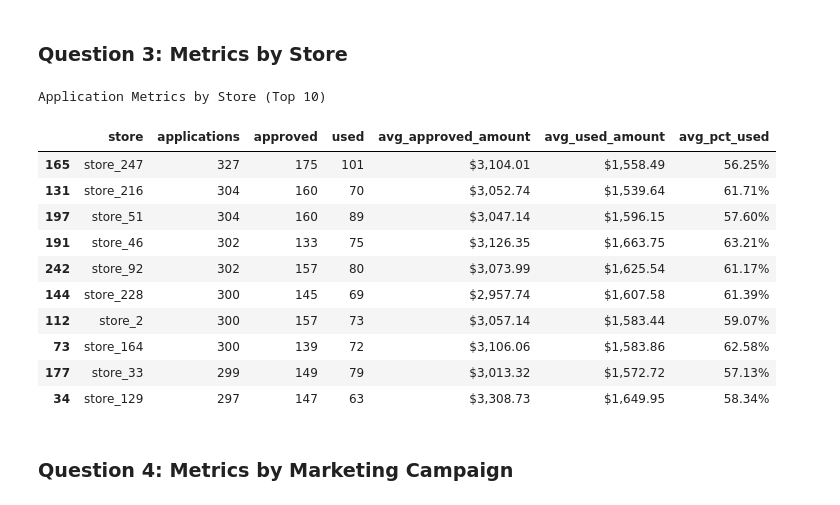
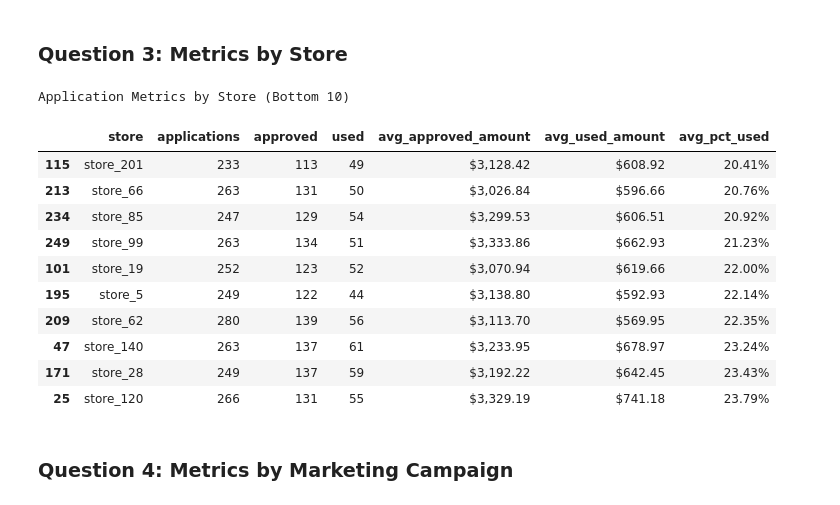
Before and after one commit to Cooltie1/SnapFinanceAssessment, a Jupyter notebook: Presentation.ipynb, the cells around one changed output. Drawn from its saved outputs; the diff is of its cells as text; code cells hidden in the pictures.

```diff
--- a/Presentation.ipynb
+++ b/Presentation.ipynb
@@ -93,44 +93,44 @@ fig
 # %%
 appsCopy = apps.copy()
 storesCopy = stores.copy()
 
 combinedTable = appsCopy.merge(
     storesCopy,
     on="store",
     how="inner"
 )
 
 metricsTable = app_metrics_by_store(combinedTable)
 metricsTable = metricsTable.sort_values(
-    by="applications",
-    ascending=False
+    by="avg_pct_used",
+    ascending=True
 )
 metricsTable = (
     metricsTable
         .head(10)
         .style
-        .set_caption("Application Metrics by Store (Top 10)")
+        .set_caption("Application Metrics by Store (Bottom 10)")
         .format({
             "avg_pct_used": "{:.2%}",
             "avg_approved_amount": "${:,.2f}",
             "avg_used_amount": "${:,.2f}"
         })
 
 )
 metricsTable
 # %% [output]
-Application Metrics by Store (Top 10)
+Application Metrics by Store (Bottom 10)
 |  | store | applications | approved | used | avg_approved_amount | avg_used_amount | avg_pct_used |
-| 165 | store_247 | 327 | 175 | 101 | $3,104.01 | $1,558.49 | 56.25% |
-| 131 | store_216 | 304 | 160 | 70 | $3,052.74 | $1,539.64 | 61.71% |
-| 197 | store_51 | 304 | 160 | 89 | $3,047.14 | $1,596.15 | 57.60% |
-| 191 | store_46 | 302 | 133 | 75 | $3,126.35 | $1,663.75 | 63.21% |
-| 242 | store_92 | 302 | 157 | 80 | $3,073.99 | $1,625.54 | 61.17% |
-| 144 | store_228 | 300 | 145 | 69 | $2,957.74 | $1,607.58 | 61.39% |
-| 112 | store_2 | 300 | 157 | 73 | $3,057.14 | $1,583.44 | 59.07% |
-| 73 | store_164 | 300 | 139 | 72 | $3,106.06 | $1,583.86 | 62.58% |
-| 177 | store_33 | 299 | 149 | 79 | $3,013.32 | $1,572.72 | 57.13% |
-| 34 | store_129 | 297 | 147 | 63 | $3,308.73 | $1,649.95 | 58.34% |
+| 115 | store_201 | 233 | 113 | 49 | $3,128.42 | $608.92 | 20.41% |
+| 213 | store_66 | 263 | 131 | 50 | $3,026.84 | $596.66 | 20.76% |
+| 234 | store_85 | 247 | 129 | 54 | $3,299.53 | $606.51 | 20.92% |
+| 249 | store_99 | 263 | 134 | 51 | $3,333.86 | $662.93 | 21.23% |
+| 101 | store_19 | 252 | 123 | 52 | $3,070.94 | $619.66 | 22.00% |
+| 195 | store_5 | 249 | 122 | 44 | $3,138.80 | $592.93 | 22.14% |
+| 209 | store_62 | 280 | 139 | 56 | $3,113.70 | $569.95 | 22.35% |
+| 47 | store_140 | 263 | 137 | 61 | $3,233.95 | $678.97 | 23.24% |
+| 171 | store_28 | 249 | 137 | 59 | $3,192.22 | $642.45 | 23.43% |
+| 25 | store_120 | 266 | 131 | 55 | $3,329.19 | $741.18 | 23.79% |
 # %% [markdown]
 ### Question 4: Metrics by Marketing Campaign
 # %%
```
Also changed, not shown: 1 other file.
